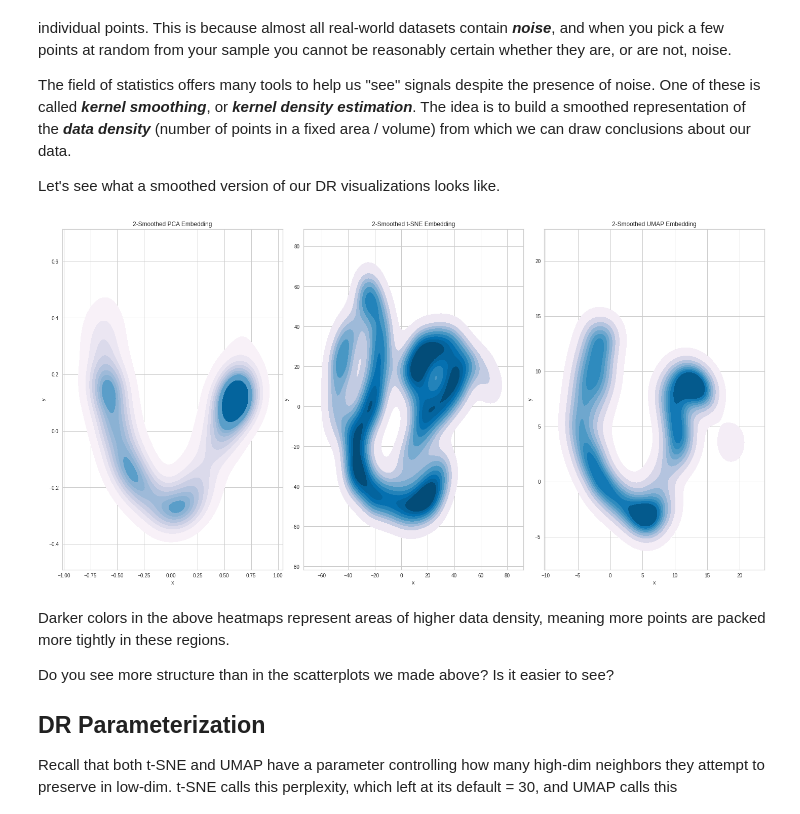
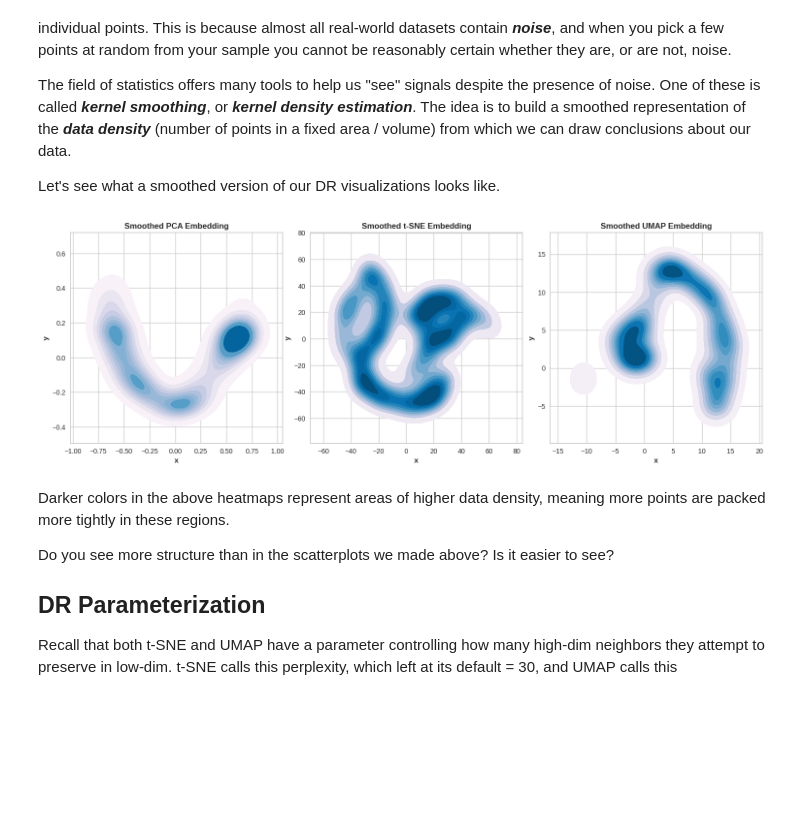
Before and after one commit to jt-ut/GaiaREU, a Jupyter notebook: GaiaREU-ML_v1.ipynb, the cells around one changed output. Drawn from its saved outputs; the diff is of its cells as text; code cells hidden in the pictures; blank space fills up the shorter version.

```diff
--- a/GaiaREU-ML_v1.ipynb
+++ b/GaiaREU-ML_v1.ipynb
@@ -21,16 +21,21 @@ from matplotlib import pyplot as plt
 import seaborn as sns
 # Dimensionality Reduction & Testing
 from sklearn.decomposition import PCA
-from sklearn.manifold import TSNE
+from sklearn.manifold import TSNE, trustworthiness
 from umap import UMAP
-#from sklearn.neighbors import KDTree
-from sklearn.manifold import trustworthiness
 # Clustering
+from sklearn.cluster import KMeans
 from yellowbrick.cluster import KElbowVisualizer
-from sklearn.cluster import KMeans
 # Classification
 from sklearn.neural_network import MLPClassifier
 from sklearn.model_selection import cross_validate
+from sklearn.metrics import confusion_matrix, balanced_accuracy_score
+
+
+# Set some default plotting parameters
+plt.rcParams['figure.dpi'] = 100
+plt.rcParams['axes.labelweight'] = 'bold'
+plt.rcParams['figure.titleweight'] = 'bold'
 # %% [output]
 Requirement already satisfied: umap-learn in /usr/local/lib/python3.10/dist-packages (0.5.3)
 Requirement already satisfied: yellowbrick in /usr/local/lib/python3.10/dist-packages (1.5)
@@ -53,7 +58,7 @@ Requirement already satisfied: six>=1.5 in /usr/local/lib/python3.10/dist-packag
 # Exploratory Gaia Analysis with Unsupervised Machine Learning
 # %%
 # Read data from web
-flux = pd.read_csv('https://raw.githubusercontent.com/jt-ut/GaiaREU/main/GaiaREU_flux.csv', header=None)
+flux = pd.read_csv('https://raw.githubusercontent.com/jt-ut/GaiaREU/main/GaiaREU_flux_trn.csv', header=None)
 wvl = pd.read_csv('https://raw.githubusercontent.com/jt-ut/GaiaREU/main/GaiaREU_wvl.csv', header=None)[0]
 
 # Inspect the downloaded data
@@ -90,7 +95,7 @@ FYI, almost all statistical and machine learning algorithms expect a data matrix
 Let's plot some of our flux data just to get an idea of what these 343-dimensional vectors might look like.
 # %%
 # Plot a few source spectra
-plt.rcParams['figure.dpi'] = 200
+plt.rcParams['figure.figsize'] = (15,10)
 fig, axes = plt.subplots(2, 2)
 fig.tight_layout()
 sns.lineplot(x = 'wvl', y = 'flux', data = pd.DataFrame({'wvl': wvl, 'flux': flux.iloc[0]}), drawstyle='steps-pre', ax=axes[0,0]).set(title='Source 1')
@@ -156,7 +161,7 @@ Wed Jul  5 13:51:30 2023 Finished embedding
 # %%
 ## Visualize the PCA, t-SNE, and UMAP representations of our flux data
-plt.rcParams['figure.dpi'] = 72
-plt.rcParams['figure.figsize'] = (20,10)
+plt.rcParams['figure.figsize'] = (15,5)
+
 fig, axes = plt.subplots(1, 3)
 fig.tight_layout()
 sns.scatterplot(x='x', y='y', data = X_pca, s=10, ax=axes[0]).set(title='2-d PCA Embedding')
@@ -179,16 +184,15 @@ The field of statistics offers many tools to help us "see" signals despite the p
 Let's see what a smoothed version of our DR visualizations looks like.
 # %%
 ## Smoother visualizations of our embedded flux data
-plt.rcParams['figure.dpi'] = 72
-plt.rcParams['figure.figsize'] = (20,10)
+plt.rcParams['figure.figsize'] = (15,5)
 fig, axes = plt.subplots(1, 3)
 fig.tight_layout()
-sns.kdeplot(data=X_pca, x='x', y='y', fill = True, cmap = "PuBu", ax=axes[0]).set(title='2-Smoothed PCA Embedding')
-sns.kdeplot(data=X_tsne, x='x', y='y', fill = True, cmap = "PuBu", ax=axes[1]).set(title='2-Smoothed t-SNE Embedding')
-sns.kdeplot(data=X_umap, x='x', y='y', fill = True, cmap = "PuBu", ax=axes[2]).set(title='2-Smoothed UMAP Embedding')
+sns.kdeplot(data=X_pca, x='x', y='y', fill = True, cmap = "PuBu", ax=axes[0]).set(title='Smoothed PCA Embedding')
+sns.kdeplot(data=X_tsne, x='x', y='y', fill = True, cmap = "PuBu", ax=axes[1]).set(title='Smoothed t-SNE Embedding')
+sns.kdeplot(data=X_umap, x='x', y='y', fill = True, cmap = "PuBu", ax=axes[2]).set(title='Smoothed UMAP Embedding')
 plt.show()
 # %% [output]
-[figure, old version]
+[figure, new version]
 # %% [markdown]
 Darker colors in the above heatmaps represent areas of higher data density, meaning more points are packed more tightly in these regions.
 
```
Also changed, not shown: parts of 46 cells of this notebook.
